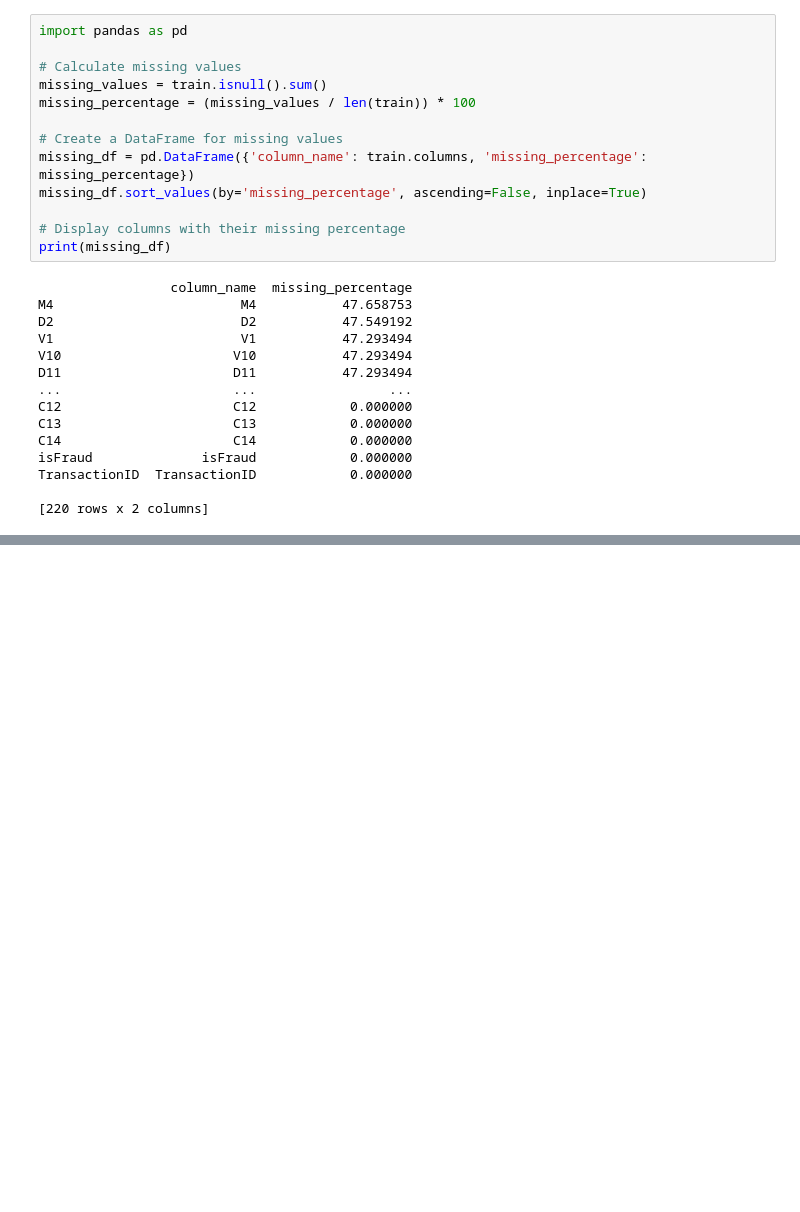
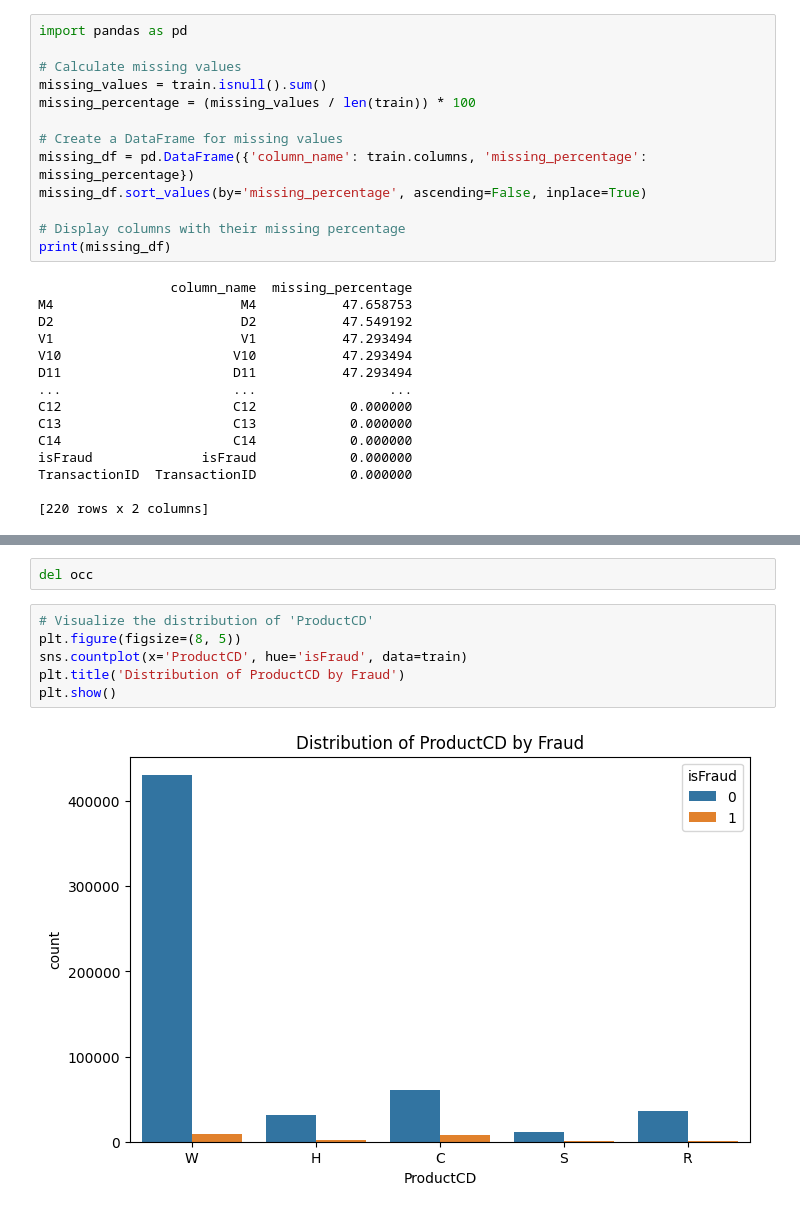
Before and after one commit to dev-S-t/Fraud_Detection, a Jupyter notebook: Clutch.ipynb, the cells around one changed output, grey strips where cells are left out. Drawn from its saved outputs; the diff is of its cells as text; blank space fills up the shorter version.

```diff
--- a/Clutch.ipynb
+++ b/Clutch.ipynb
@@ -211,0 +241,10 @@ TransactionID  TransactionID            0.000000
+# %%
+del occ
+# %%
+# Visualize the distribution of 'ProductCD'
+plt.figure(figsize=(8, 5))
+sns.countplot(x='ProductCD', hue='isFraud', data=train)
+plt.title('Distribution of ProductCD by Fraud')
+plt.show()
+# %% [output]
+[figure, added]
```
Also changed, not shown: parts of 17 cells of this notebook.
